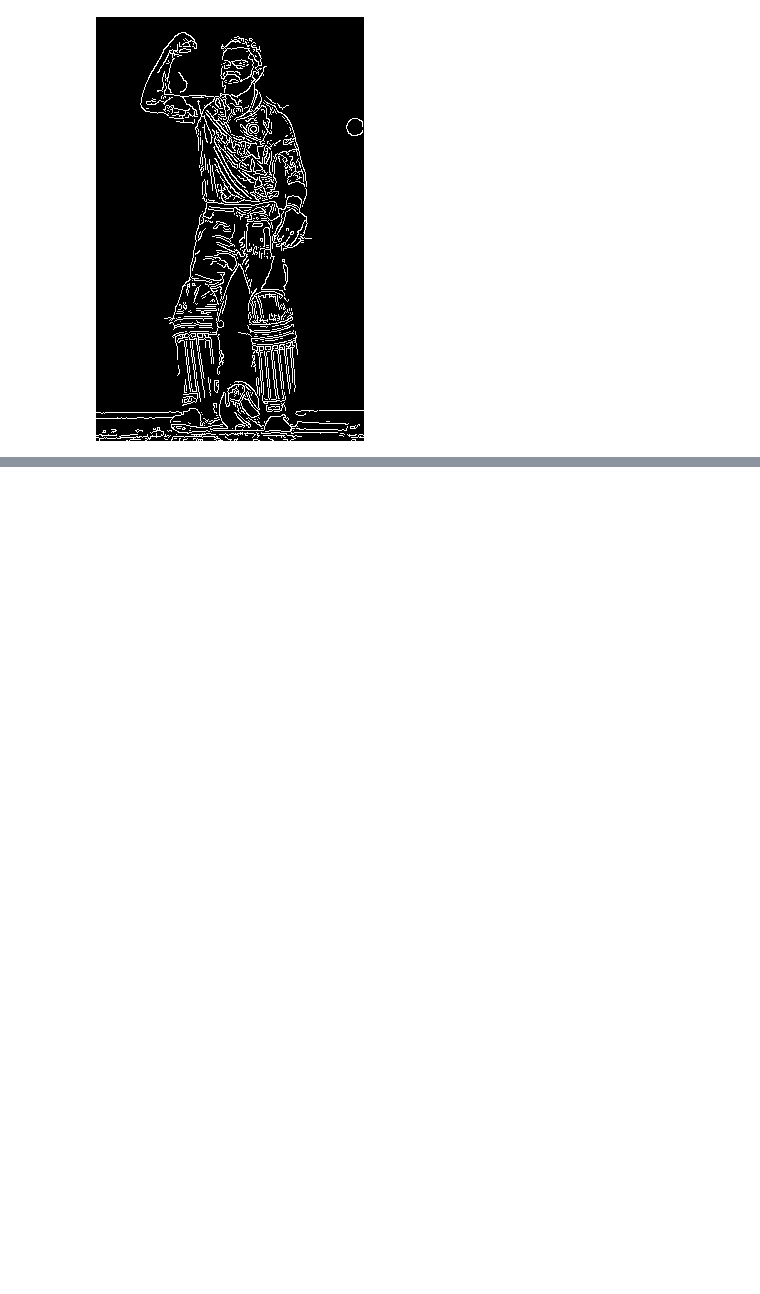
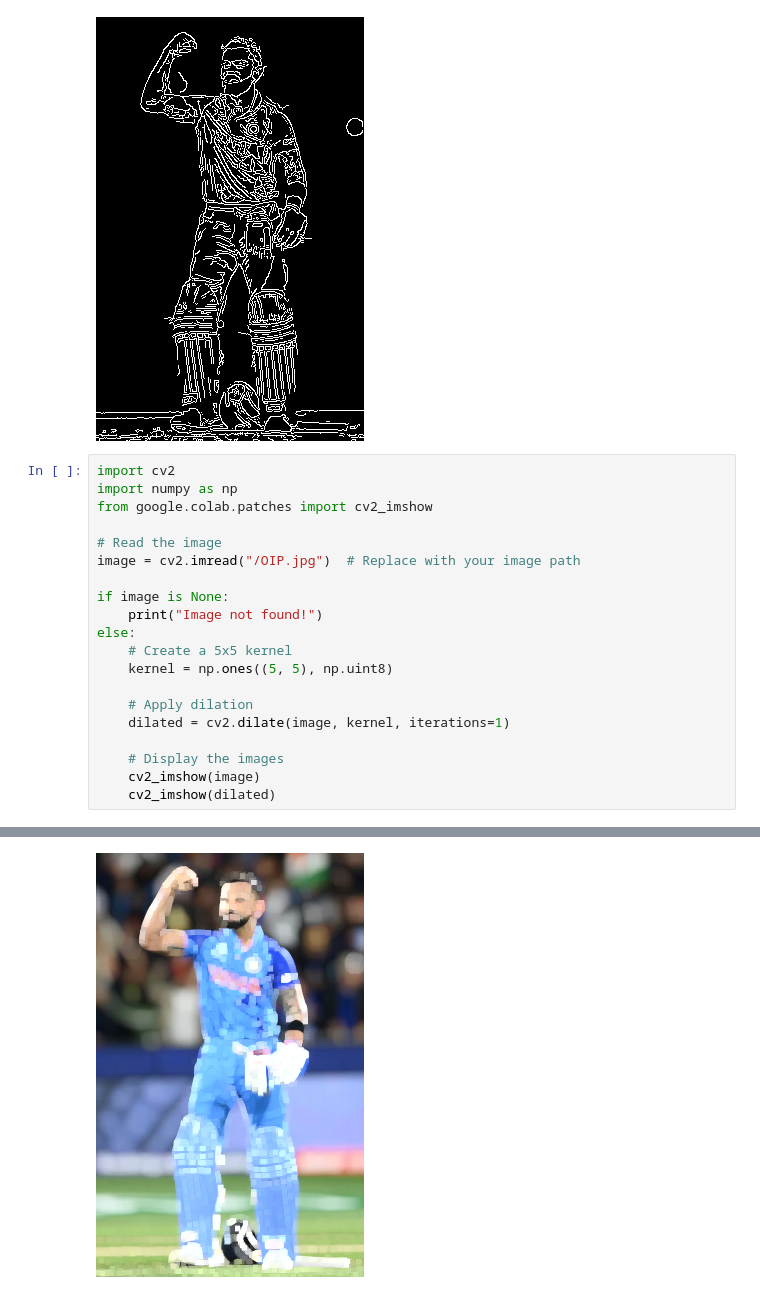
Before and after one commit to praveenkumar-2603/ITA0513-computer-vision, a Jupyter notebook: Untitled33.ipynb, the cells around one changed output, grey strips where cells are left out. Drawn from its saved outputs; the diff is of its cells as text; blank space fills up the shorter version.

```diff
--- a/Untitled33.ipynb
+++ b/Untitled33.ipynb
@@ -96,3 +96,24 @@ else:
 # %% [output]
 [figure]
 [figure]
+# %%
+import cv2
+import numpy as np
+from google.colab.patches import cv2_imshow
+
+# Read the image
+image = cv2.imread("/OIP.jpg")  # Replace with your image path
+
+if image is None:
+    print("Image not found!")
+else:
+    # Create a 5x5 kernel
+    kernel = np.ones((5, 5), np.uint8)
+
+    # Apply dilation
+    dilated = cv2.dilate(image, kernel, iterations=1)
+
+    # Display the images
+    cv2_imshow(image)
+    cv2_imshow(dilated)
+# %% [output]
@@ -98,0 +121 @@ else:
+[figure, added]
```
Also changed, not shown: parts of 1 cell of this notebook.
